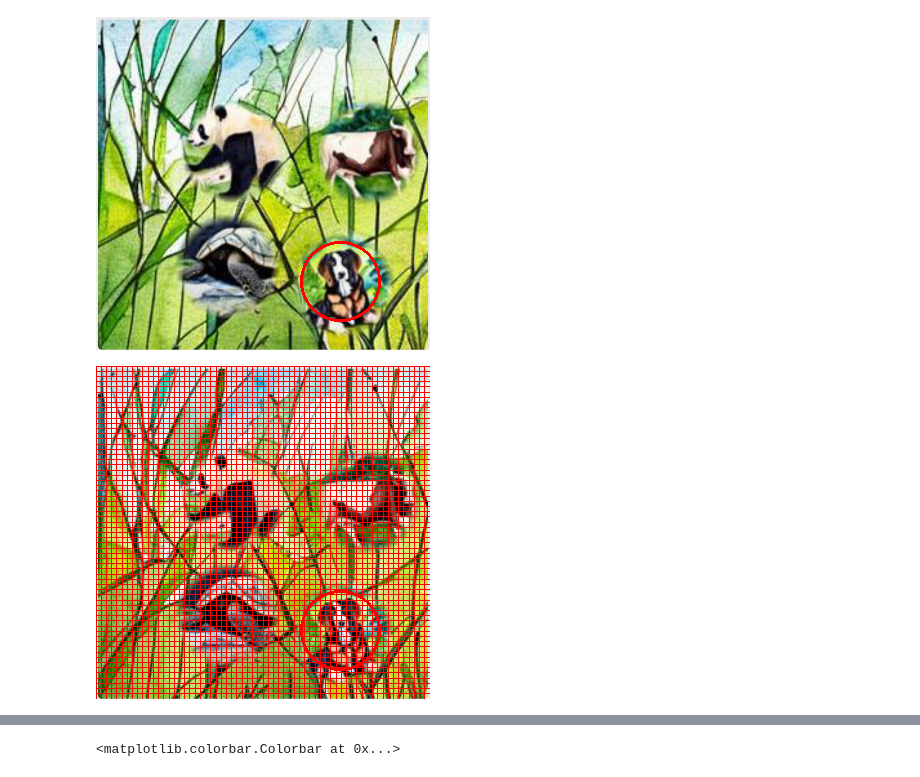
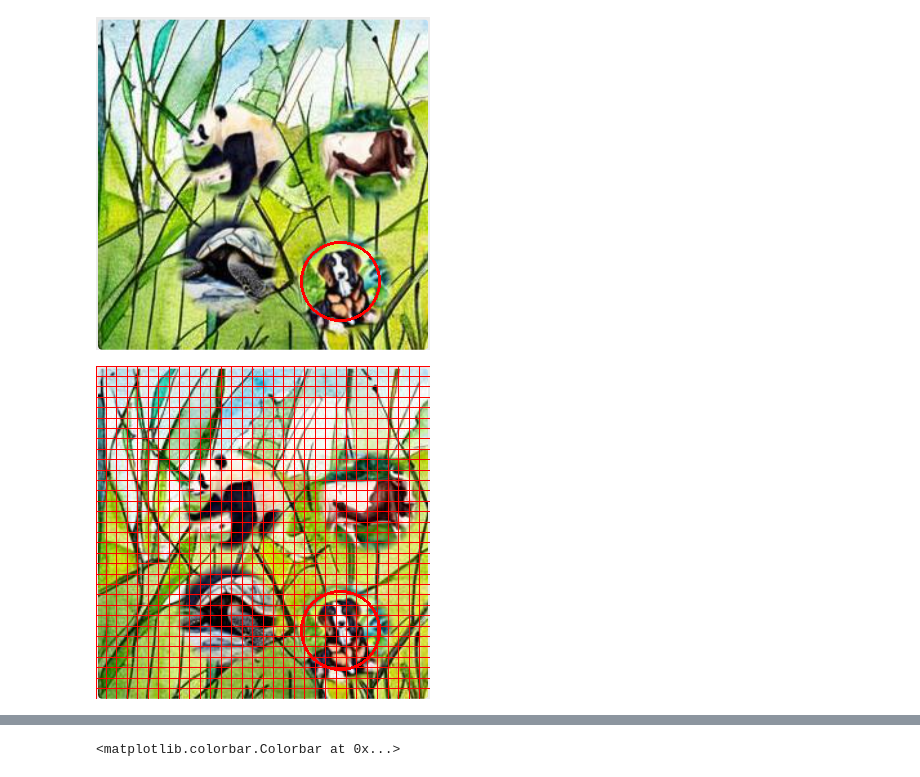
Before and after one commit to xTerradon/hcaptcha-solver, a Jupyter notebook: dev/v2solver/v2_main.ipynb, the cells around one changed output, grey strips where cells are left out. Saved outputs shown, nothing was run; the diff lists cells and outputs as text; code cells hidden in the pictures.

```diff
--- a/dev/v2solver/v2_main.ipynb
+++ b/dev/v2solver/v2_main.ipynb
@@ -25,14 +26,14 @@ img = display_image_with_circle(images[0], positions[0])
 # %%
 edit = img.copy()
 draw = ImageDraw.Draw(edit)
-grid_size = 64
+grid_size = 32
 for x in np.linspace(0, edit.width, grid_size+1):
     draw.line((x, 0, x, edit.height), fill="red", width=1)
 for y in np.linspace(0, edit.height, grid_size+1):
     draw.line((0, y, edit.width, y), fill="red", width=1)
 display(edit)
 # %% [output]
-[figure, old version]
+[figure, new version]
 # %%
 # all coordinates in the grid
 edit = img.copy()
```
Also changed, not shown: parts of 6 cells of this notebook, 1 other file.
